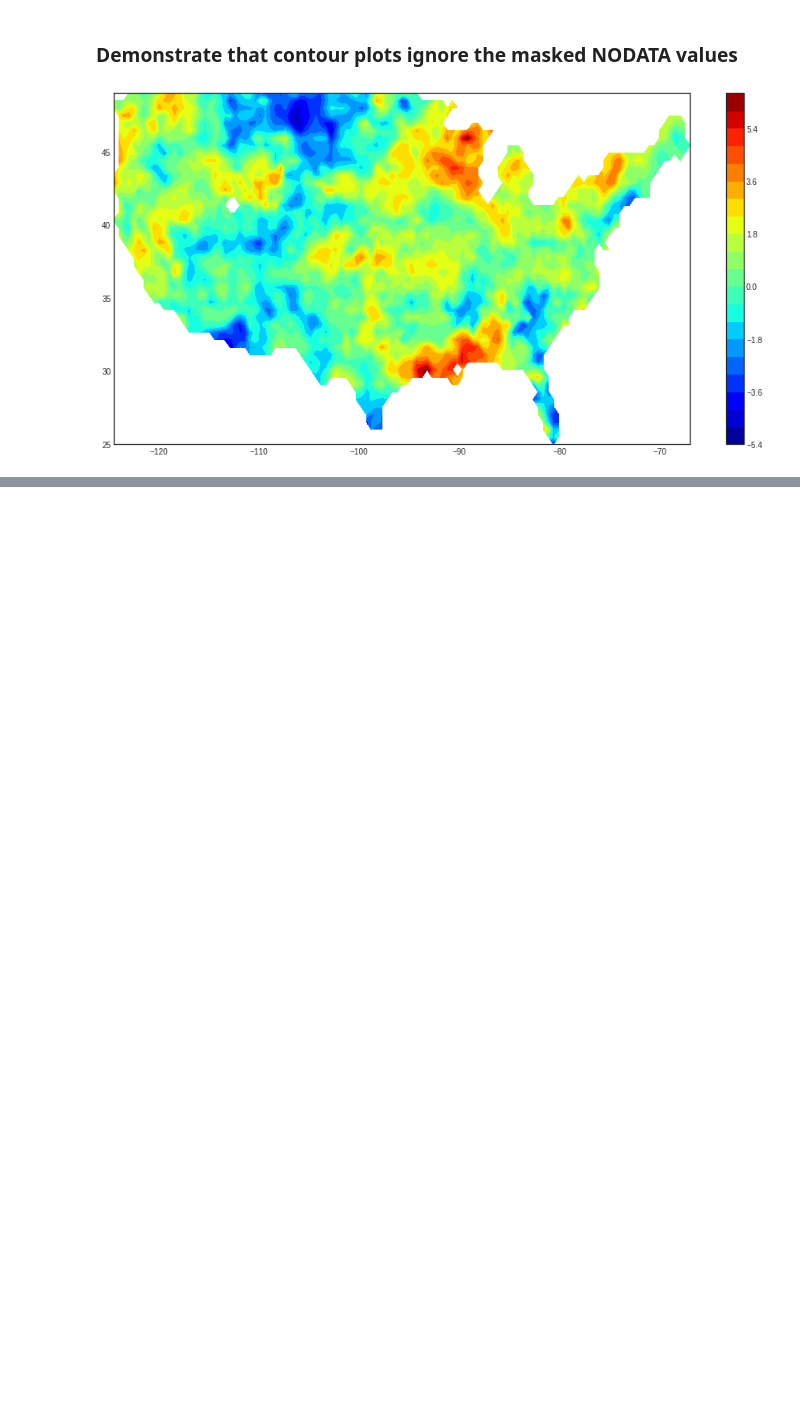
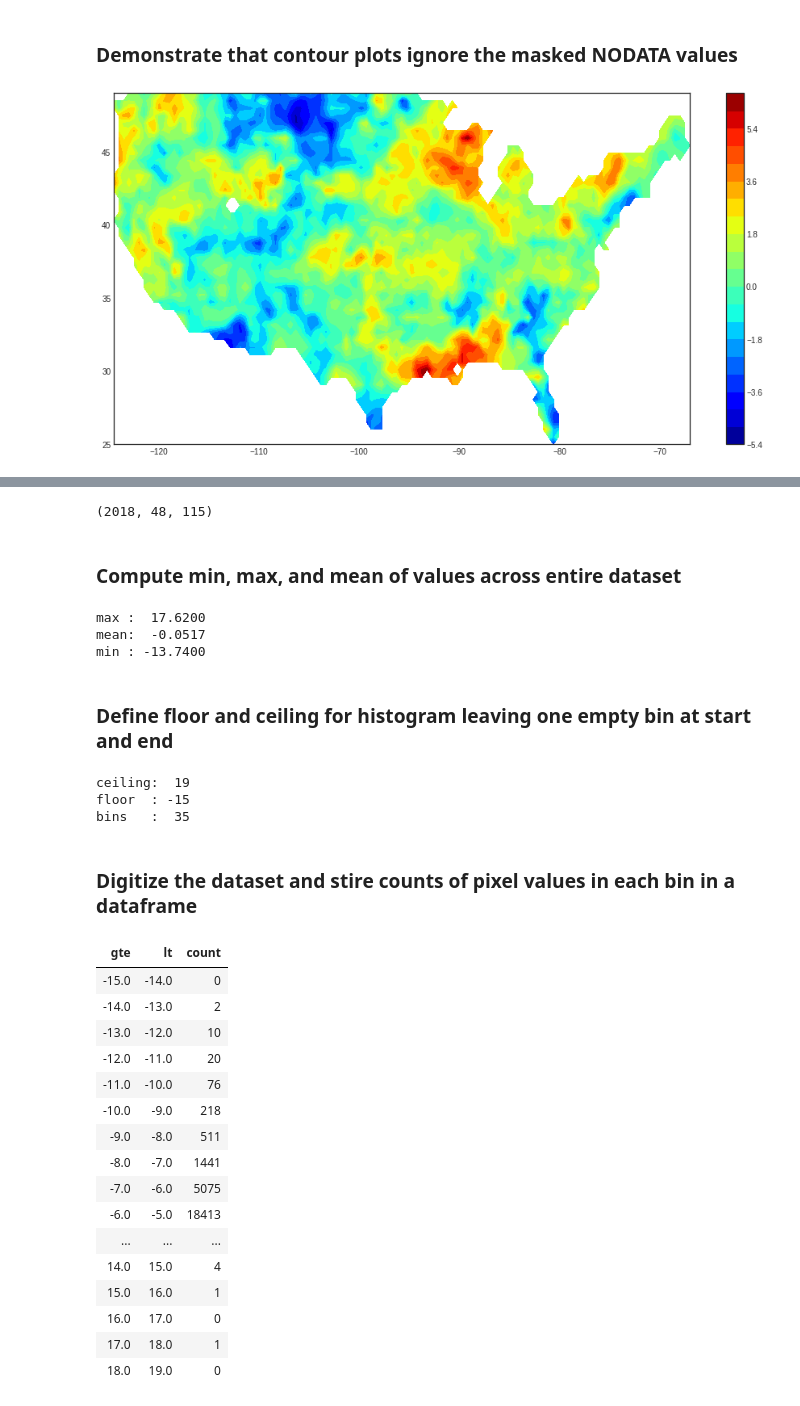
Before and after one commit to openskope/skope-notebooks, a Jupyter notebook: download_lbda_v2_dataset_from_noaa.ipynb, the cells around one changed output, grey strips where cells are left out. Cells and saved outputs as stored; diff of their text form; code cells hidden in the pictures; blank space fills up the shorter version.

```diff
--- a/download_lbda_v2_dataset_from_noaa.ipynb
+++ b/download_lbda_v2_dataset_from_noaa.ipynb
@@ -260,0 +272,67 @@ plt.colorbar();
+# %%
+full_dataset_array = dataset.GetVirtualMemArray()
+full_dataset_masked_array = np.ma.array(full_dataset_array, mask = np.isnan(full_dataset_array))
+full_dataset_masked_array.shape
+# %% [output]
+(2018, 48, 115)
+# %% [markdown]
+### Compute min, max, and mean of values across entire dataset
+# %%
+dataset_min  = np.amin(full_dataset_masked_array)
+dataset_max  = np.amax(full_dataset_masked_array)
+dataset_mean = np.mean(full_dataset_masked_array)
+
+print('max : %8.4f' % (dataset_max))
+print('mean: %8.4f' % (dataset_mean))
+print('min : %8.4f' % (dataset_min))
+# %% [output]
+max :  17.6200
+mean:  -0.0517
+min : -13.7400
+# %% [markdown]
+### Define floor and ceiling for histogram leaving one empty bin at start and end
+# %%
+dataset_ceiling = math.ceil(dataset_max) + 1
+dataset_floor = math.floor(dataset_min) - 1
+dataset_bin_count = dataset_ceiling - dataset_floor + 1
+
+print('ceiling: %3d' % (dataset_ceiling))
+print('floor  : %3d' % (dataset_floor))
+print('bins   : %3d' % (dataset_bin_count))
+# %% [output]
+ceiling:  19
+floor  : -15
+bins   :  35
+# %% [markdown]
+### Digitize the dataset and stire counts of pixel values in each bin in a dataframe
+# %%
+bin_boundaries = np.linspace(dataset_floor, dataset_ceiling, dataset_bin_count)
+
+digitized = np.digitize(full_dataset_masked_array, bin_boundaries, right=True)
+digitize_indices, digitize_counts = np.unique(digitized, return_counts=True)
+bin_starts = bin_boundaries[:-1]
+
+bin_counts = [0 for x in range(dataset_ceiling - dataset_floor + 1)]
+for key, value in zip(digitize_indices, digitize_counts):
+    bin_counts[key-1] = value
+
+bins = pd.DataFrame({'gte': bin_starts, 'lt': bin_starts+1, 'count': bin_counts[:-1]})
+HTML(bins.to_html(index=False))
+# %% [output]
+| gte | lt | count |
+| -15.0 | -14.0 | 0 |
+| -14.0 | -13.0 | 2 |
+| -13.0 | -12.0 | 10 |
+| -12.0 | -11.0 | 20 |
+| -11.0 | -10.0 | 76 |
+| -10.0 | -9.0 | 218 |
+| -9.0 | -8.0 | 511 |
+| -8.0 | -7.0 | 1441 |
+| -7.0 | -6.0 | 5075 |
+| -6.0 | -5.0 | 18413 |
+| ... | ... | ... |
+| 14.0 | 15.0 | 4 |
+| 15.0 | 16.0 | 1 |
+| 16.0 | 17.0 | 0 |
+| 17.0 | 18.0 | 1 |
+| 18.0 | 19.0 | 0 |
```
Also changed, not shown: parts of 16 cells of this notebook.
